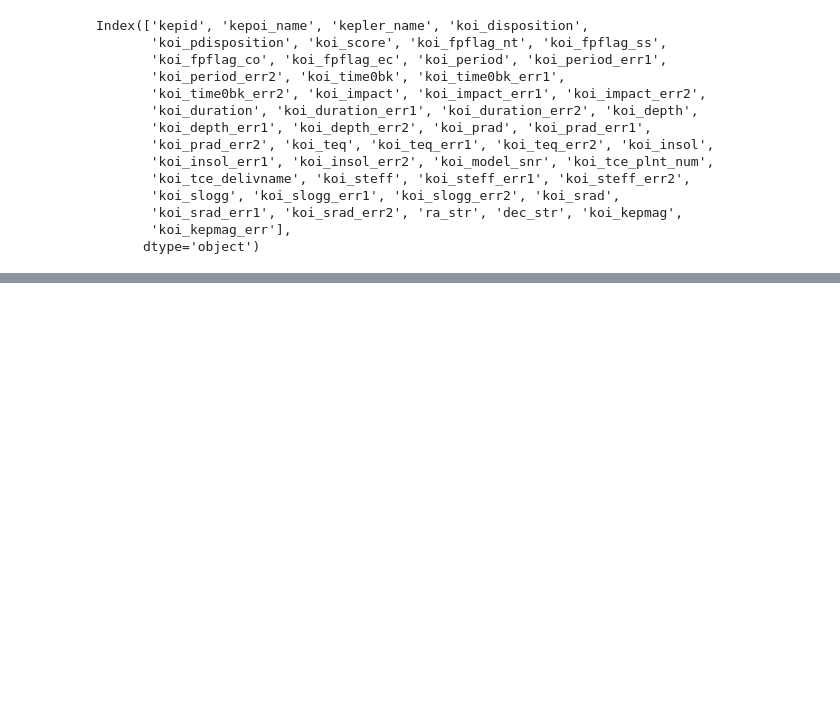
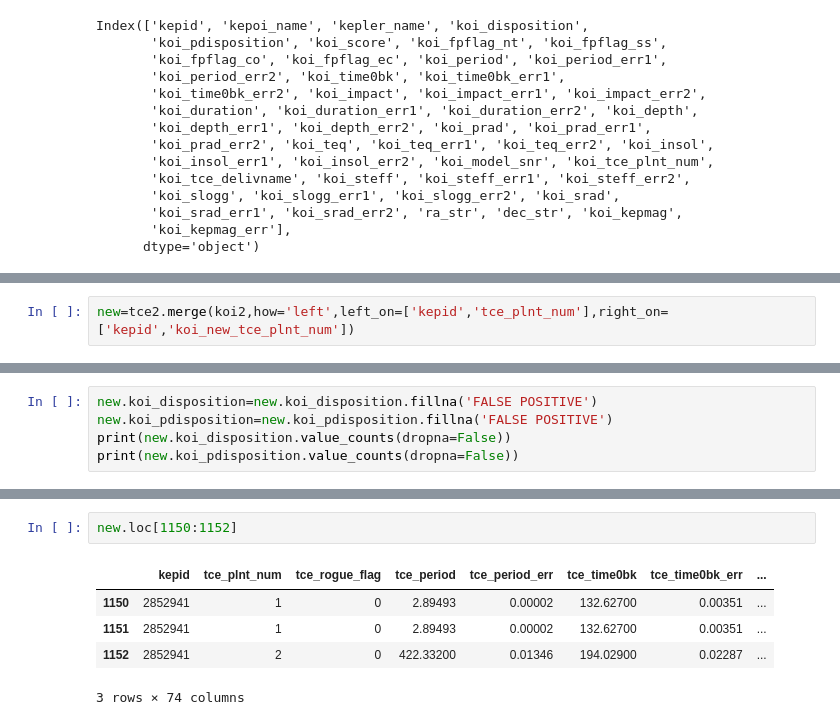
Before and after one commit to travisrmetz/w210, a Jupyter notebook: w2p/eda.ipynb, the cells around one changed output, grey strips where cells are left out. Cells and saved outputs as stored; diff of their text form; blank space fills up the shorter version.

```diff
--- a/w2p/eda.ipynb
+++ b/w2p/eda.ipynb
@@ -525,0 +616,2 @@ Index(['kepid', 'kepoi_name', 'kepler_name', 'koi_disposition',
+# %%
+new=tce2.merge(koi2,how='left',left_on=['kepid','tce_plnt_num'],right_on=['kepid','koi_new_tce_plnt_num'])
@@ -525,0 +647,5 @@ Index(['kepid', 'kepoi_name', 'kepler_name', 'koi_disposition',
+# %%
+new.koi_disposition=new.koi_disposition.fillna('FALSE POSITIVE')
+new.koi_pdisposition=new.koi_pdisposition.fillna('FALSE POSITIVE')
+print(new.koi_disposition.value_counts(dropna=False))
+print(new.koi_pdisposition.value_counts(dropna=False))
@@ -525,0 +676,8 @@ Index(['kepid', 'kepoi_name', 'kepler_name', 'koi_disposition',
+# %%
+new.loc[1150:1152]
+# %% [output]
+|  | kepid | tce_plnt_num | tce_rogue_flag | tce_period | tce_period_err | tce_time0bk | tce_time0bk_err | ... |
+| 1150 | 2852941 | 1 | 0 | 2.89493 | 0.00002 | 132.62700 | 0.00351 | ... |
+| 1151 | 2852941 | 1 | 0 | 2.89493 | 0.00002 | 132.62700 | 0.00351 | ... |
+| 1152 | 2852941 | 2 | 0 | 422.33200 | 0.01346 | 194.02900 | 0.02287 | ... |
+3 rows × 74 columns
```
Also changed, not shown: parts of 35 cells of this notebook, 3 other files.
